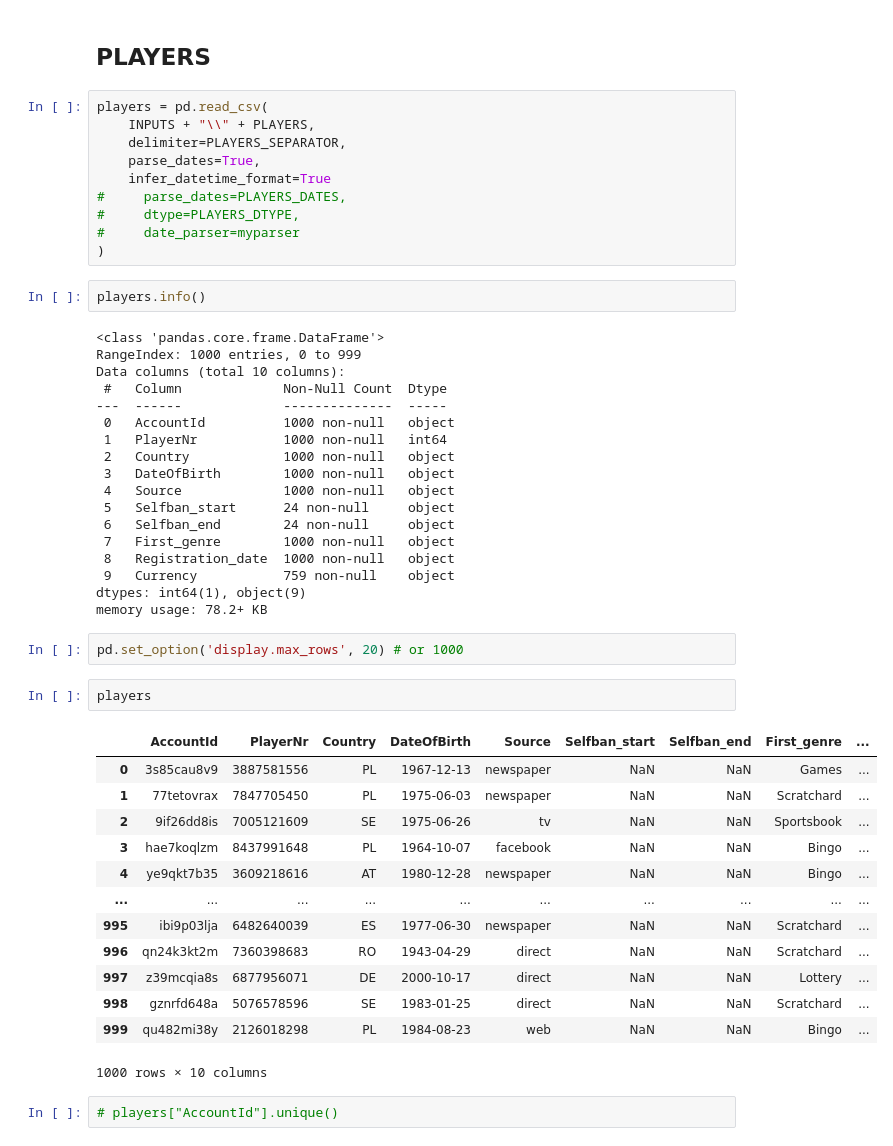
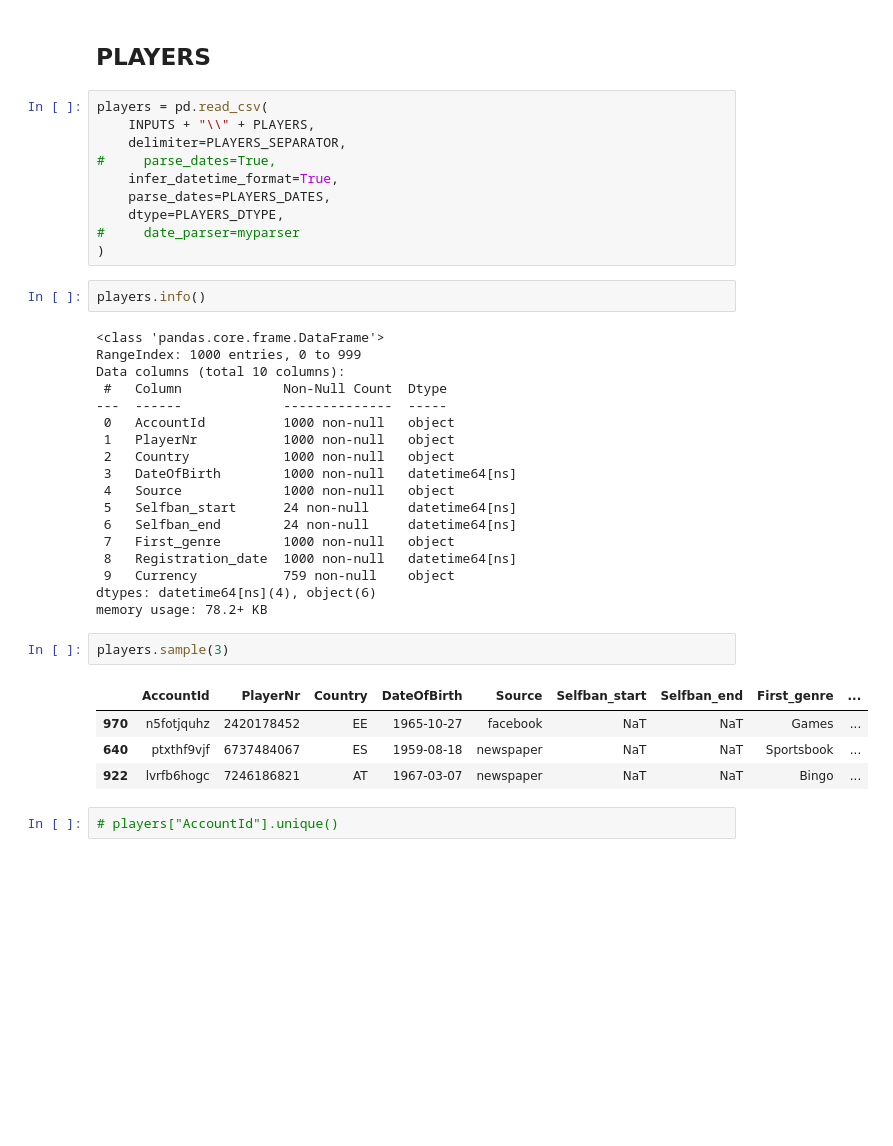
Before and after one commit to KonuTech/lotto2, a Jupyter notebook: assignment_01.ipynb, the cells around one changed output. Drawn from its saved outputs; the diff is of its cells as text; blank space fills up the shorter version.

```diff
--- a/assignment_01.ipynb
+++ b/assignment_01.ipynb
@@ -45,10 +47,10 @@ def myparser(x):
 players = pd.read_csv(
     INPUTS + "\\" + PLAYERS,
     delimiter=PLAYERS_SEPARATOR,
-    parse_dates=True,
-    infer_datetime_format=True
-#     parse_dates=PLAYERS_DATES,
-#     dtype=PLAYERS_DTYPE,
+#     parse_dates=True,
+    infer_datetime_format=True,
+    parse_dates=PLAYERS_DATES,
+    dtype=PLAYERS_DTYPE,
 #     date_parser=myparser
 )
 # %%
@@ -60,35 +62,24 @@ Data columns (total 10 columns):
  #   Column             Non-Null Count  Dtype
 ---  ------             --------------  -----
  0   AccountId          1000 non-null   object
- 1   PlayerNr           1000 non-null   int64
+ 1   PlayerNr           1000 non-null   object
  2   Country            1000 non-null   object
- 3   DateOfBirth        1000 non-null   object
+ 3   DateOfBirth        1000 non-null   datetime64[ns]
  4   Source             1000 non-null   object
- 5   Selfban_start      24 non-null     object
- 6   Selfban_end        24 non-null     object
+ 5   Selfban_start      24 non-null     datetime64[ns]
+ 6   Selfban_end        24 non-null     datetime64[ns]
  7   First_genre        1000 non-null   object
- 8   Registration_date  1000 non-null   object
+ 8   Registration_date  1000 non-null   datetime64[ns]
  9   Currency           759 non-null    object
-dtypes: int64(1), object(9)
+dtypes: datetime64[ns](4), object(6)
 memory usage: 78.2+ KB
-# %%
-pd.set_option('display.max_rows', 20) # or 1000
 # %%
-players
+players.sample(3)
 # %% [output]
 |  | AccountId | PlayerNr | Country | DateOfBirth | Source | Selfban_start | Selfban_end | First_genre | ... |
-| 0 | 3s85cau8v9 | 3887581556 | PL | 1967-12-13 | newspaper | NaN | NaN | Games | ... |
-| 1 | 77tetovrax | 7847705450 | PL | 1975-06-03 | newspaper | NaN | NaN | Scratchard | ... |
-| 2 | 9if26dd8is | 7005121609 | SE | 1975-06-26 | tv | NaN | NaN | Sportsbook | ... |
-| 3 | hae7koqlzm | 8437991648 | PL | 1964-10-07 | facebook | NaN | NaN | Bingo | ... |
-| 4 | ye9qkt7b35 | 3609218616 | AT | 1980-12-28 | newspaper | NaN | NaN | Bingo | ... |
-| ... | ... | ... | ... | ... | ... | ... | ... | ... | ... |
-| 995 | ibi9p03lja | 6482640039 | ES | 1977-06-30 | newspaper | NaN | NaN | Scratchard | ... |
-| 996 | qn24k3kt2m | 7360398683 | RO | 1943-04-29 | direct | NaN | NaN | Scratchard | ... |
-| 997 | z39mcqia8s | 6877956071 | DE | 2000-10-17 | direct | NaN | NaN | Lottery | ... |
-| 998 | gznrfd648a | 5076578596 | SE | 1983-01-25 | direct | NaN | NaN | Scratchard | ... |
-| 999 | qu482mi38y | 2126018298 | PL | 1984-08-23 | web | NaN | NaN | Bingo | ... |
+| 970 | n5fotjquhz | 2420178452 | EE | 1965-10-27 | facebook | NaT | NaT | Games | ... |
+| 640 | ptxthf9vjf | 6737484067 | ES | 1959-08-18 | newspaper | NaT | NaT | Sportsbook | ... |
+| 922 | lvrfb6hogc | 7246186821 | AT | 1967-03-07 | newspaper | NaT | NaT | Bingo | ... |
-1000 rows × 10 columns
 # %%
 # players["AccountId"].unique()
 # %%
```
Also changed, not shown: parts of 52 cells of this notebook.
